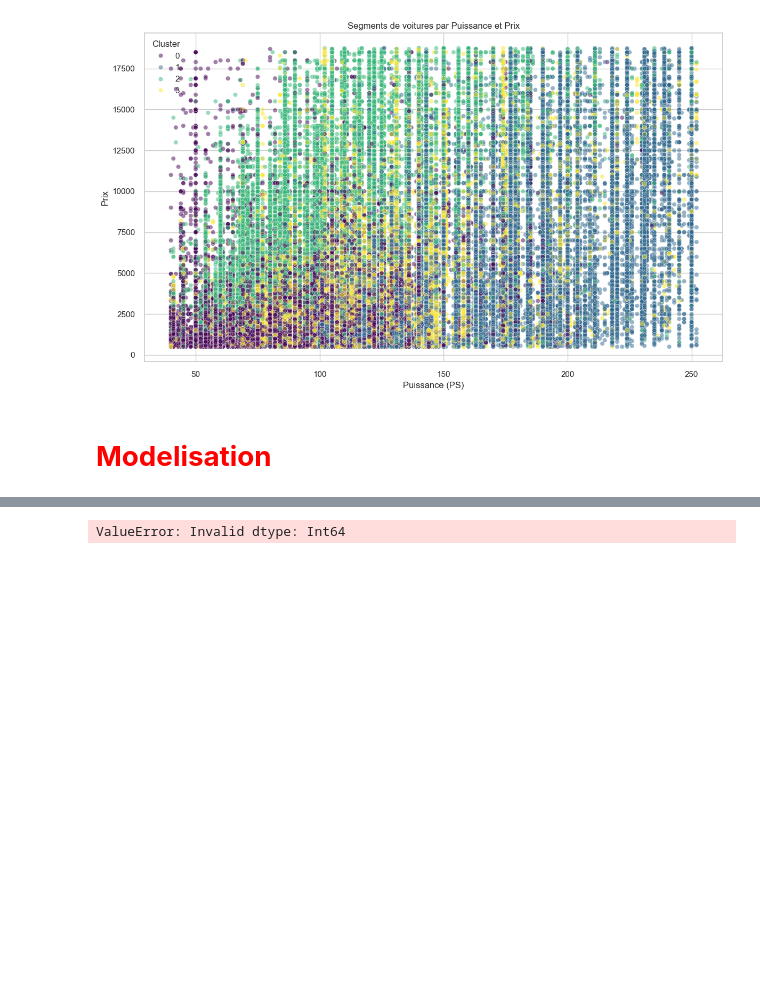
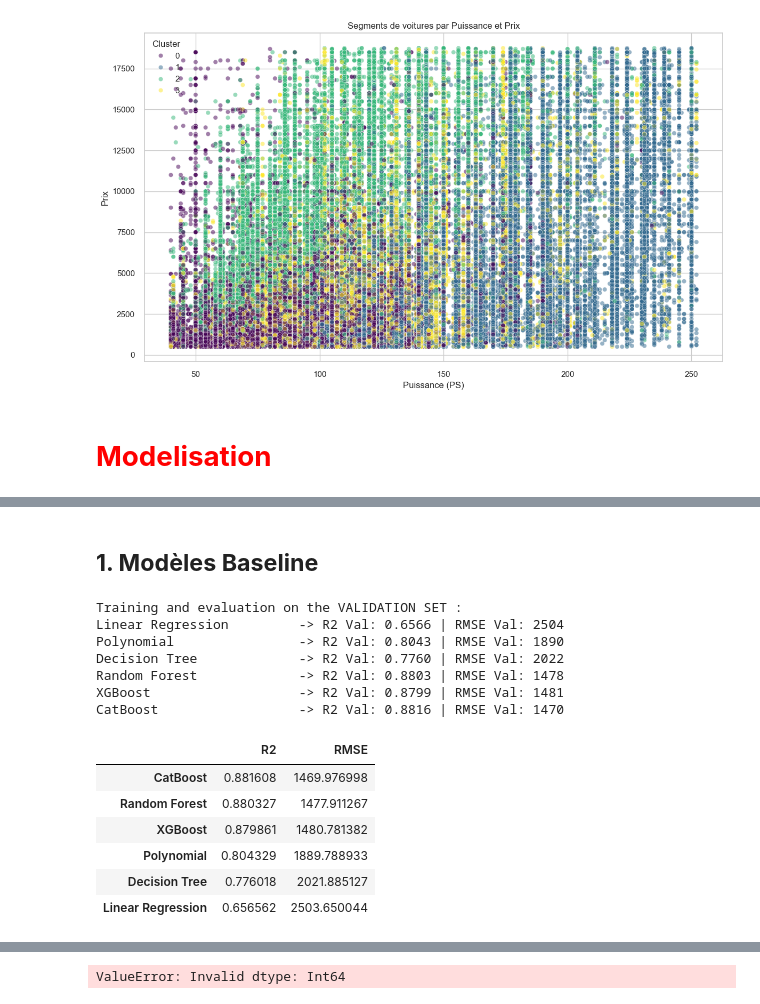
Before and after one commit to hugodbrnn/Machine-learning-project-cars, a Jupyter notebook: project.ipynb, the cells around one changed output, grey strips where cells are left out. Drawn from its saved outputs; the diff is of its cells as text; code cells hidden in the pictures; blank space fills up the shorter version.

```diff
--- a/project.ipynb
+++ b/project.ipynb
@@ -742,13 +857,0 @@ Random Forest Best R²: 0.8863
-# %%
-scaler = StandardScaler()
-X_train_scaled = scaler.fit_transform(X_train)
-X_test_scaled = scaler.transform(X_test)
-pca = PCA(n_components=0.95)
-X_train_pca = pca.fit_transform(X_train_scaled)
-X_test_pca = pca.transform(X_test_scaled)
-
-lr_pca_model = LinearRegression()
-lr_pca_model.fit(X_train_pca, y_train)
-lr_pca_pred = lr_pca_model.predict(X_test_pca)
-lr_pca_r2 = r2_score(y_test, lr_pca_pred)
-print(f"Linear Regression (PCA) R²: {lr_pca_r2:.4f}")
@@ -757,3 +873,5 @@ Linear Regression (PCA) R²: 0.5539
+# %% [markdown]
+## **1. Modèles Baseline**
 # %%
 baseline_pred = np.full_like(y_test, y_train.mean())
 
@@ -761,9 +879,9 @@ lr_model = LinearRegression()
 lr_model.fit(X_train, y_train)
 lr_pred = lr_model.predict(X_test)
 
-# poly_model = make_pipeline(PolynomialFeatures(degree=2), LinearRegression())
-# poly_model.fit(X_train, y_train)
-# poly_pred = poly_model.predict(X_test)
+poly_model = make_pipeline(PolynomialFeatures(degree=2), LinearRegression())
+poly_model.fit(X_train, y_train)
+poly_pred = poly_model.predict(X_test)
 
 tree_model = DecisionTreeRegressor(random_state=42)
 tree_model.fit(X_train, y_train)
@@ -784,4 +902,45 @@ xgb_pred = xgb_model.predict(X_test)
 cat_model = CatBoostRegressor(verbose=0, random_state=42)
 cat_model.fit(X_train, y_train)
 cat_pred = cat_model.predict(X_test)
+# %%
+models = {}
+
+regressors = [
+    ("Linear Regression", LinearRegression()),
+    ("Polynomial", make_pipeline(PolynomialFeatures(degree=2), LinearRegression())),
+    ("Decision Tree", DecisionTreeRegressor(random_state=42)),
+    ("Random Forest", RandomForestRegressor(random_state=42, n_jobs=-1)), # n_jobs=-1 pour aller plus vite
+    ("XGBoost", XGBRegressor(random_state=42, n_jobs=-1)),
+    ("CatBoost", CatBoostRegressor(verbose=0, random_state=42))
+]
+
+print("Training and evaluation on the VALIDATION SET :")
+for name, model in regressors:
+    model.fit(X_train, y_train)
+
+    pred_val = model.predict(X_val)
+
+    r2 = r2_score(y_val, pred_val)
+    rmse = np.sqrt(mean_squared_error(y_val, pred_val))
+
+    models[name] = {"R2": r2, "RMSE": rmse}
+    print(f"{name:25} -> R2 Val: {r2:.4f} | RMSE Val: {rmse:.0f}")
+
+df_results = pd.DataFrame(models).T
+display(df_results.sort_values(by="R2", ascending=False))
+# %% [output]
+Training and evaluation on the VALIDATION SET :
+Linear Regression         -> R2 Val: 0.6566 | RMSE Val: 2504
+Polynomial                -> R2 Val: 0.8043 | RMSE Val: 1890
+Decision Tree             -> R2 Val: 0.7760 | RMSE Val: 2022
+Random Forest             -> R2 Val: 0.8803 | RMSE Val: 1478
+XGBoost                   -> R2 Val: 0.8799 | RMSE Val: 1481
+CatBoost                  -> R2 Val: 0.8816 | RMSE Val: 1470
+|  | R2 | RMSE |
+| CatBoost | 0.881608 | 1469.976998 |
+| Random Forest | 0.880327 | 1477.911267 |
+| XGBoost | 0.879861 | 1480.781382 |
+| Polynomial | 0.804329 | 1889.788933 |
+| Decision Tree | 0.776018 | 2021.885127 |
+| Linear Regression | 0.656562 | 2503.650044 |
 # %%
```
Also changed, not shown: parts of 29 cells of this notebook.
